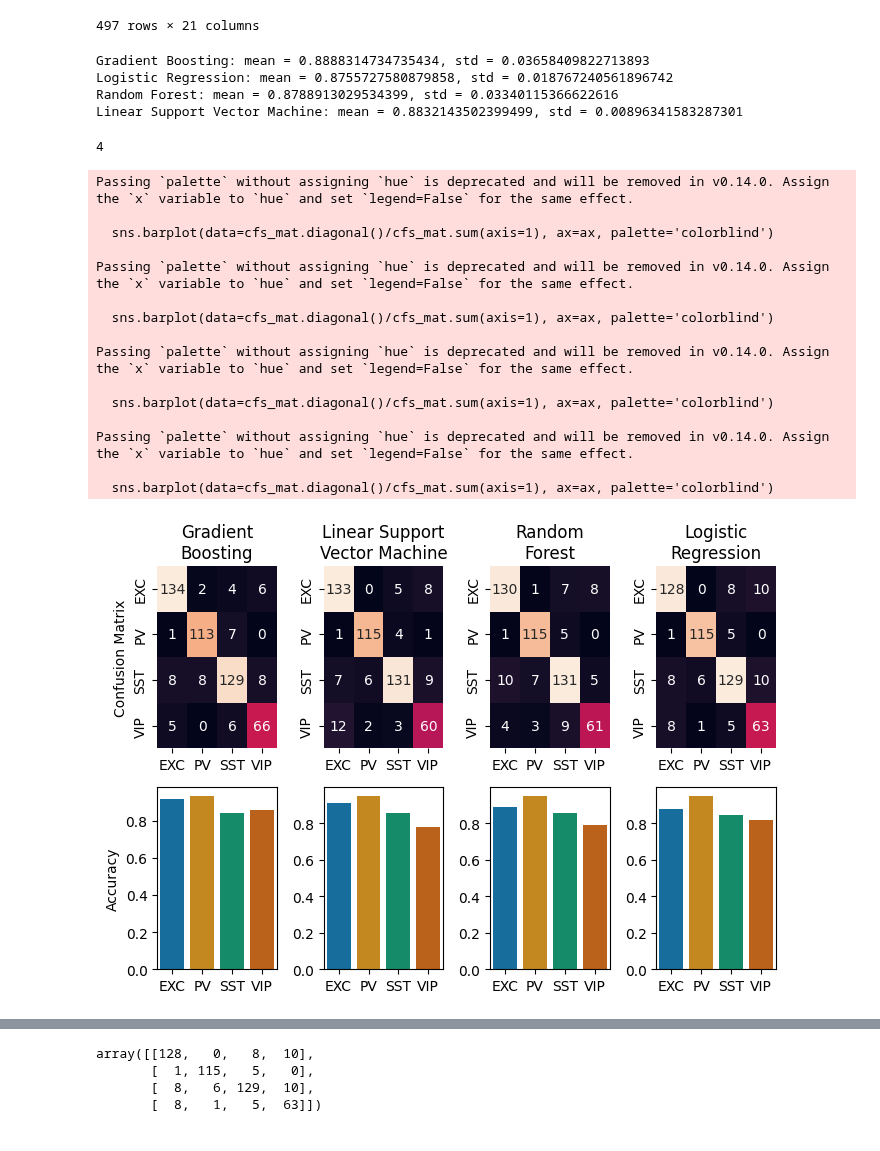
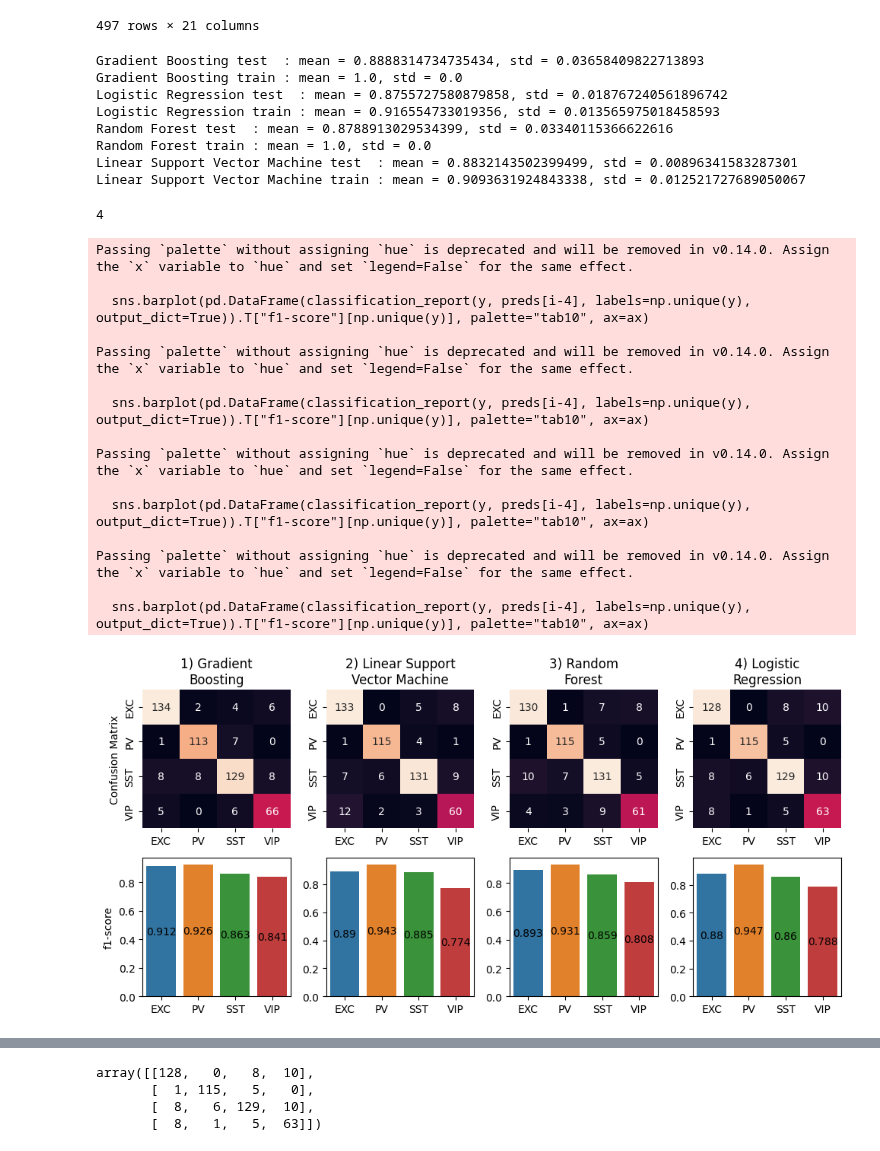
Before and after one commit to mariscoglio/bio482_cell_classifier, a Jupyter notebook: model_interpretability.ipynb, the cells around one changed output, grey strips where cells are left out. Saved outputs shown, nothing was run; the diff lists cells and outputs as text; code cells hidden in the pictures.

```diff
--- a/model_interpretability.ipynb
+++ b/model_interpretability.ipynb
@@ -91,23 +91,30 @@ warnings.filterwarnings('ignore')
 model_names = ["Gradient Boosting", "Logistic Regression", "Random Forest", "Linear Support Vector Machine"]
 models = [gbclf_pipe, lrclf_pipe, rfclf_pipe, svclf_pipe]
 for model_name, model in zip(model_names, models):
-    scores = cross_val_score(
+    scores = cross_validate(
         estimator=model,
         X=X,
         y=y,
         cv=StratifiedKFold(n_splits=5, shuffle=True, random_state=0),
-        scoring="f1_weighted"
+        scoring="f1_weighted",
+        return_train_score=True
     )
-    print(f"{model_name}: mean = {scores.mean()}, std = {scores.std()}")
+    # print(scores.keys())
+    print(f"{model_name} test  : mean = {scores['test_score'].mean()}, std = {scores['test_score'].std()}")
+    print(f"{model_name} train : mean = {scores['train_score'].mean()}, std = {scores['train_score'].std()}")
 
 warnings.filterwarnings('default')
 # %% [output]
-Gradient Boosting: mean = 0.8888314734735434, std = 0.03658409822713893
-Logistic Regression: mean = 0.8755727580879858, std = 0.018767240561896742
-Random Forest: mean = 0.8788913029534399, std = 0.03340115366622616
-Linear Support Vector Machine: mean = 0.8832143502399499, std = 0.00896341583287301
+Gradient Boosting test  : mean = 0.8888314734735434, std = 0.03658409822713893
+Gradient Boosting train : mean = 1.0, std = 0.0
+Logistic Regression test  : mean = 0.8755727580879858, std = 0.018767240561896742
+Logistic Regression train : mean = 0.916554733019356, std = 0.013565975018458593
+Random Forest test  : mean = 0.8788913029534399, std = 0.03340115366622616
+Random Forest train : mean = 1.0, std = 0.0
+Linear Support Vector Machine test  : mean = 0.8832143502399499, std = 0.00896341583287301
+Linear Support Vector Machine train : mean = 0.9093631924843338, std = 0.012521727689050067
 # %%
-model_names = ["Gradient\nBoosting", "Linear Support\nVector Machine", "Random\nForest", "Logistic\nRegression"]
+model_names = ["1) Gradient\nBoosting", "2) Linear Support\nVector Machine", "3) Random\nForest", "4) Logistic\nRegression"]
 models = [gbclf_pipe, svclf_pipe, rfclf_pipe, lrclf_pipe]
 
 preds = []
@@ -128,40 +135,45 @@ len(preds)
 # %% [output]
 4
 # %%
-fig, axes = plt.subplots(nrows=2, ncols=4, figsize=(7, 5))
+fig, axes = plt.subplots(nrows=2, ncols=4, figsize=(10, 5))
 for i, ax in enumerate(axes.flatten()):
 
     if i <= 3:
         cfs_mat = confusion_matrix(y, preds[i])
         sns.heatmap(cfs_mat, annot=True, fmt='g', ax=ax, cbar=False)
         ax.set_xticklabels(np.unique(y))
         ax.set_yticklabels(np.unique(y))
         ax.set_title(f"{model_names[i]}")
         if i ==0:
             ax.set_ylabel("Confusion Matrix")
     else:
-        cfs_mat = confusion_matrix(y, preds[i-4])
-        sns.barplot(data=cfs_mat.diagonal()/cfs_mat.sum(axis=1), ax=ax, palette='colorblind')
-        ax.set_xticklabels(np.unique(y))
-        if i == 4:
-            ax.set_ylabel("Accuracy")
+        sns.barplot(pd.DataFrame(classification_report(y, preds[i-4], labels=np.unique(y), output_dict=True)).T["f1-score"][np.unique(y)], palette="tab10", ax=ax)
+        for label in ax.containers:
+            ax.bar_label(
+                label,
+                fmt="{:.3}",
+                label_type='center'
+            )
+        if i > 4:
+            ax.set_ylabel("")
 
 
 plt.tight_layout()
+plt.savefig("ProjectFigures/confusion_matrices_of_classifiers.png", dpi=400)
 # %% [output]
 Passing `palette` without assigning `hue` is deprecated and will be removed in v0.14.0. Assign the `x` variable to `hue` and set `legend=False` for the same effect.
 
-  sns.barplot(data=cfs_mat.diagonal()/cfs_mat.sum(axis=1), ax=ax, palette='colorblind')
+  sns.barplot(pd.DataFrame(classification_report(y, preds[i-4], labels=np.unique(y), output_dict=True)).T["f1-score"][np.unique(y)], palette="tab10", ax=ax)
 
 Passing `palette` without assigning `hue` is deprecated and will be removed in v0.14.0. Assign the `x` variable to `hue` and set `legend=False` for the same effect.
 
-  sns.barplot(data=cfs_mat.diagonal()/cfs_mat.sum(axis=1), ax=ax, palette='colorblind')
+  sns.barplot(pd.DataFrame(classification_report(y, preds[i-4], labels=np.unique(y), output_dict=True)).T["f1-score"][np.unique(y)], palette="tab10", ax=ax)
 
 Passing `palette` without assigning `hue` is deprecated and will be removed in v0.14.0. Assign the `x` variable to `hue` and set `legend=False` for the same effect.
 
-  sns.barplot(data=cfs_mat.diagonal()/cfs_mat.sum(axis=1), ax=ax, palette='colorblind')
+  sns.barplot(pd.DataFrame(classification_report(y, preds[i-4], labels=np.unique(y), output_dict=True)).T["f1-score"][np.unique(y)], palette="tab10", ax=ax)
 
 Passing `palette` without assigning `hue` is deprecated and will be removed in v0.14.0. Assign the `x` variable to `hue` and set `legend=False` for the same effect.
 
-  sns.barplot(data=cfs_mat.diagonal()/cfs_mat.sum(axis=1), ax=ax, palette='colorblind')
+  sns.barplot(pd.DataFrame(classification_report(y, preds[i-4], labels=np.unique(y), output_dict=True)).T["f1-score"][np.unique(y)], palette="tab10", ax=ax)
-[figure, old version]
+[figure, new version]
```
Also changed, not shown: parts of 16 cells of this notebook, 9 other files.
